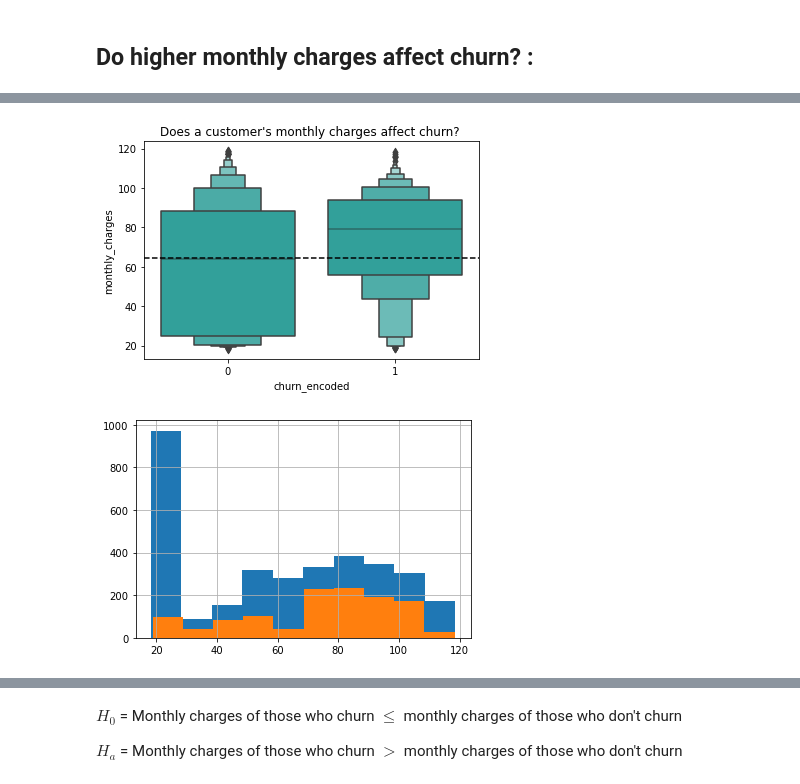
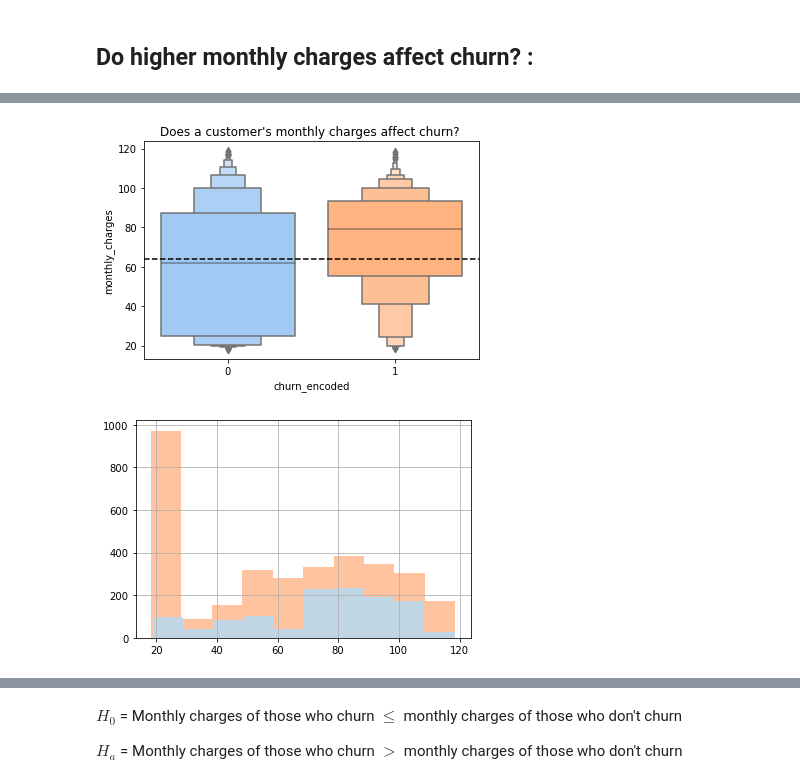
Before and after one commit to markydoug/classification-project, a Jupyter notebook: project_template.ipynb, the cells around one changed output, grey strips where cells are left out. Saved outputs shown, nothing was run; the diff lists cells and outputs as text; code cells hidden in the pictures.

```diff
--- a/project_template.ipynb
+++ b/project_template.ipynb
@@ -226,14 +193,14 @@ we can reject the null hypothesis
 # %%
 average = train["monthly_charges"].mean()
-sns.boxenplot(data=train, x='churn_encoded', y="monthly_charges", color='lightseagreen')
+sns.boxenplot(data=train, x='churn_encoded', y="monthly_charges", palette='pastel', saturation=1)
 plt.title("Does a customer's monthly charges affect churn? ")
 plt.axhline(average, ls='--', color='black')
 plt.show()
 # %% [output]
-[figure, old version]
+[figure, new version]
 # %%
-train_no_churn.monthly_charges.hist()
-train_churn.monthly_charges.hist()
+train_no_churn.monthly_charges.hist(color='#ffc3a0')
+train_churn.monthly_charges.hist(color='#c0d6e4')
 plt.show()
 # %% [output]
-[figure, old version]
+[figure, new version]
```
Also changed, not shown: parts of 52 cells of this notebook.
